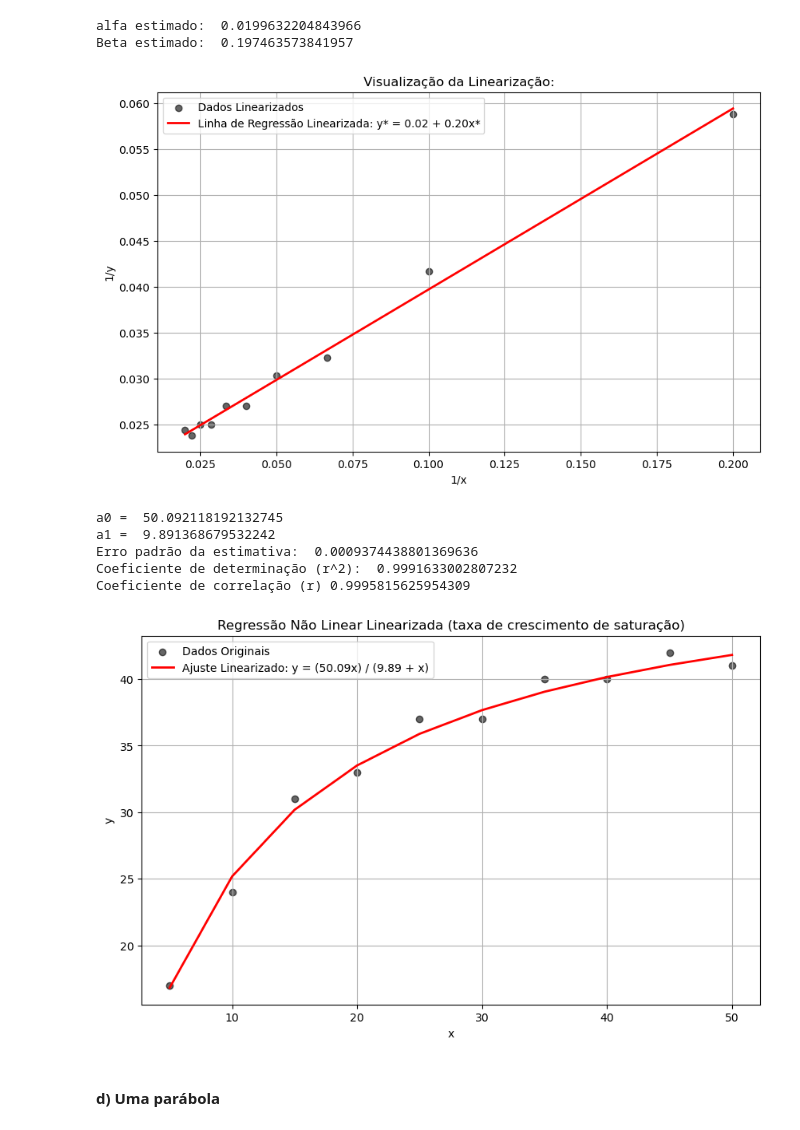
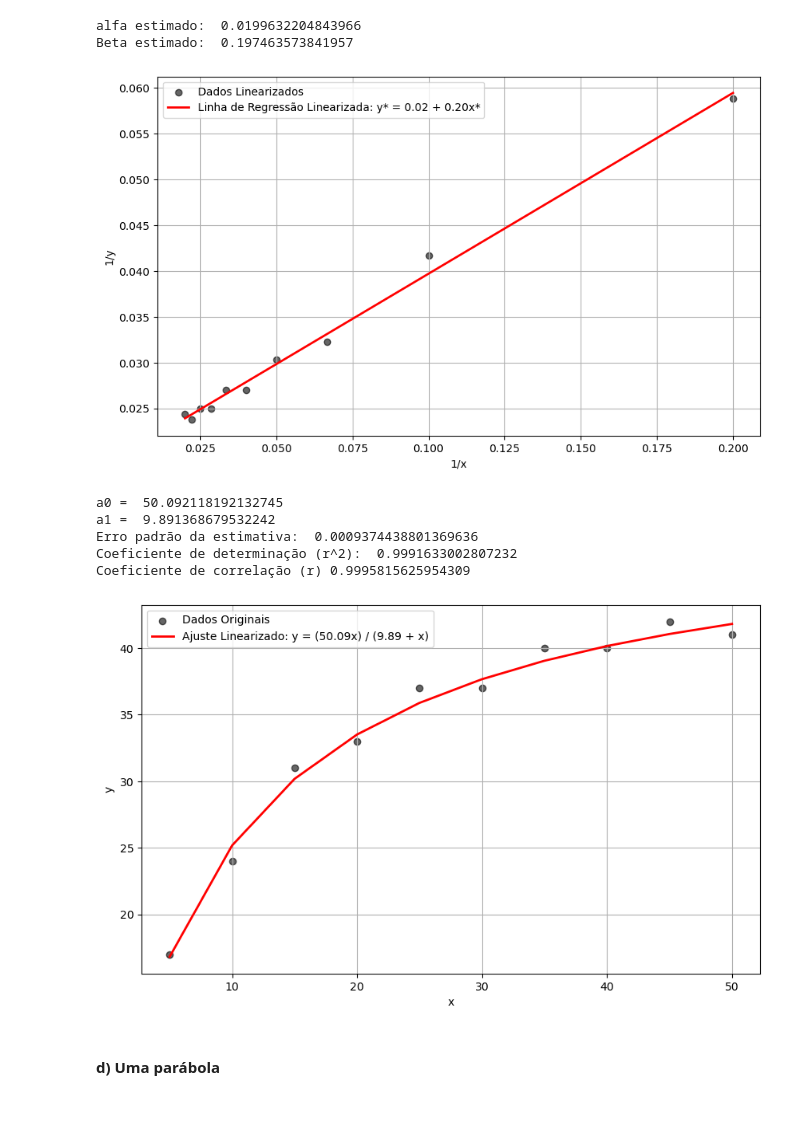
Before and after one commit to igorssant/metodos_numericos, a Jupyter notebook: regressao/src/main.ipynb, the cells around one changed output. Cells and saved outputs as stored; diff of their text form; code cells hidden in the pictures.

```diff
--- a/regressao/src/main.ipynb
+++ b/regressao/src/main.ipynb
@@ -103,16 +103,16 @@ Beta estimado:  0.197463573841957
 # %%
 plt.figure(figsize=(10, 6))
 plt.scatter(x_div, y_div, label="Dados Linearizados", color="black", alpha=0.6)
 plt.plot(x_div, (alfa_estimado + beta_estimado * x_div), color="red", linewidth=2,
          label=f"Linha de Regressão Linearizada: y* = {alfa_estimado:.2f} + {beta_estimado:.2f}x*")
-plt.title("Visualização da Linearização:")
+# plt.title("Visualização da Linearização:")
 plt.xlabel("1/x")
 plt.ylabel("1/y")
 plt.grid(True)
 plt.legend()
 plt.show()
 # %% [output]
-[figure, old version]
+[figure, new version]
 # %%
 a0 = 1 / alfa_estimado
 a1 = beta_estimado * a0
@@ -131,14 +131,14 @@ plt.figure(figsize=(10, 6))
 plt.scatter(x, y, label="Dados Originais", color="black", alpha=0.6)
 plt.plot(x, (a0 * x / (a1 + x)), color="red", linewidth=2,
          label=f"Ajuste Linearizado: y = ({a0:.2f}x) / ({a1:.2f} + x)")
-plt.title("Regressão Não Linear Linearizada (taxa de crescimento de saturação)")
+# plt.title("Regressão Não Linear Linearizada (taxa de crescimento de saturação)")
 plt.xlabel("x")
 plt.ylabel("y")
 plt.grid(True)
 plt.legend()
 plt.show()
 # %% [output]
-[figure, old version]
+[figure, new version]
 # %% [markdown]
 #### d) Uma parábola
 # %%
```
Also changed, not shown: parts of 4 cells of this notebook.
